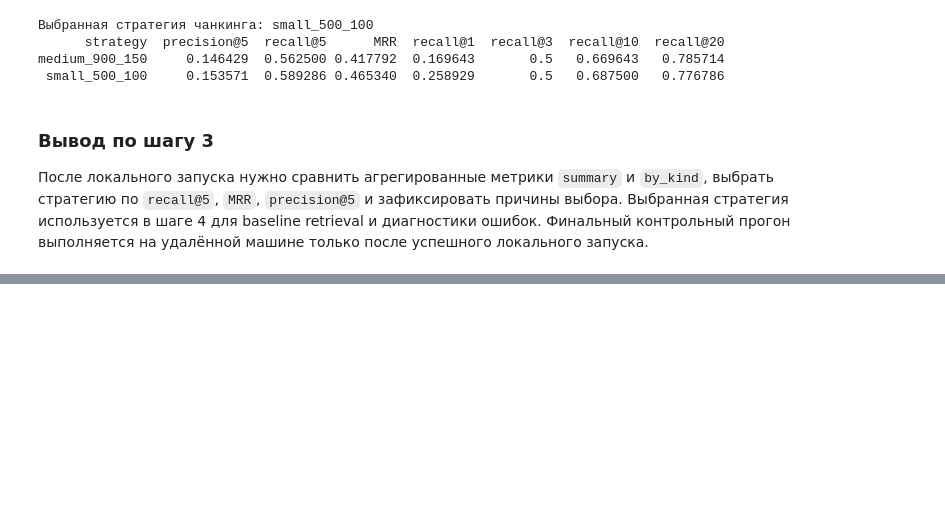
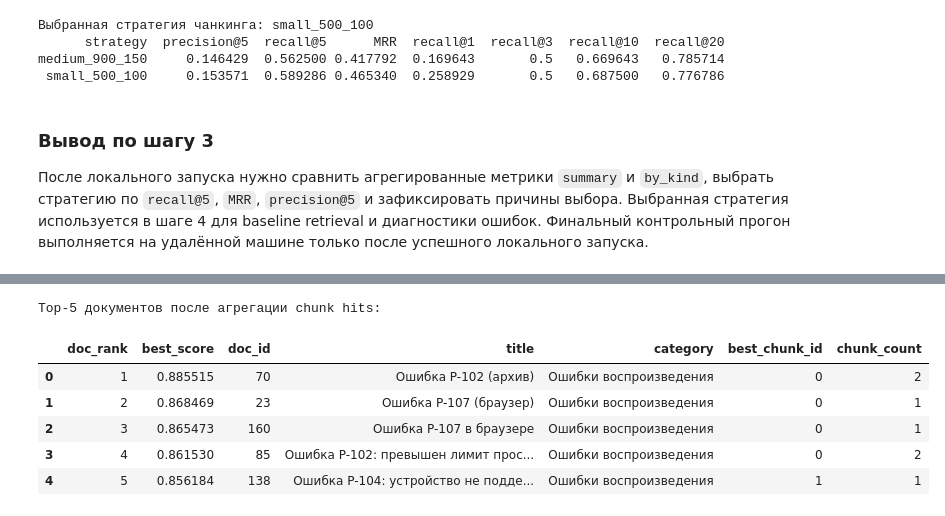
Before and after one commit to IlyaEmelin/ai-agent.rag-system2, a Jupyter notebook: filmoskop_rag.ipynb, the cells around one changed output, grey strips where cells are left out. Saved outputs shown, nothing was run; the diff lists cells and outputs as text; code cells hidden in the pictures; blank space fills up the shorter version.

```diff
--- a/filmoskop_rag.ipynb
+++ b/filmoskop_rag.ipynb
@@ -392,0 +606,11 @@ medium_900_150     0.146429  0.562500 0.417792  0.169643       0.5   0.669643
+# %%
+print("Top-5 документов после агрегации chunk hits:")
+pd.DataFrame(sample_doc_hits)[["doc_rank", "best_score", "doc_id", "title", "category", "best_chunk_id", "chunk_count"]]
+# %% [output]
+Top-5 документов после агрегации chunk hits:
+|  | doc_rank | best_score | doc_id | title | category | best_chunk_id | chunk_count |
+| 0 | 1 | 0.885515 | 70 | Ошибка P-102 (архив) | Ошибки воспроизведения | 0 | 2 |
+| 1 | 2 | 0.868469 | 23 | Ошибка P-107 (браузер) | Ошибки воспроизведения | 0 | 1 |
+| 2 | 3 | 0.865473 | 160 | Ошибка P-107 в браузере | Ошибки воспроизведения | 0 | 1 |
+| 3 | 4 | 0.861530 | 85 | Ошибка P-102: превышен лимит прос... | Ошибки воспроизведения | 0 | 2 |
+| 4 | 5 | 0.856184 | 138 | Ошибка P-104: устройство не подде... | Ошибки воспроизведения | 1 | 1 |
```
Also changed, not shown: parts of 11 cells of this notebook, 1 other file.
